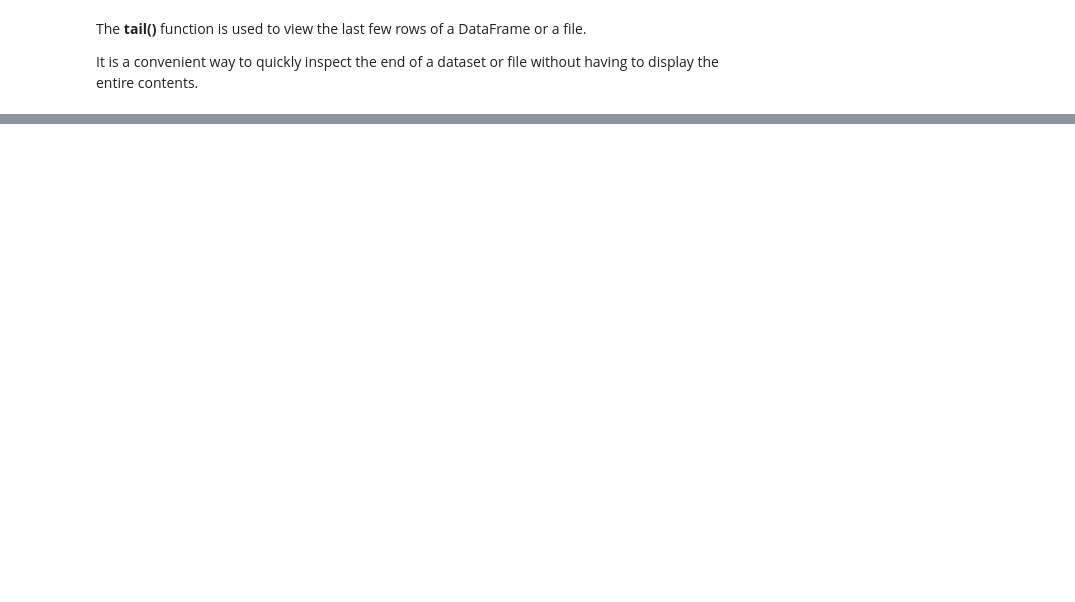
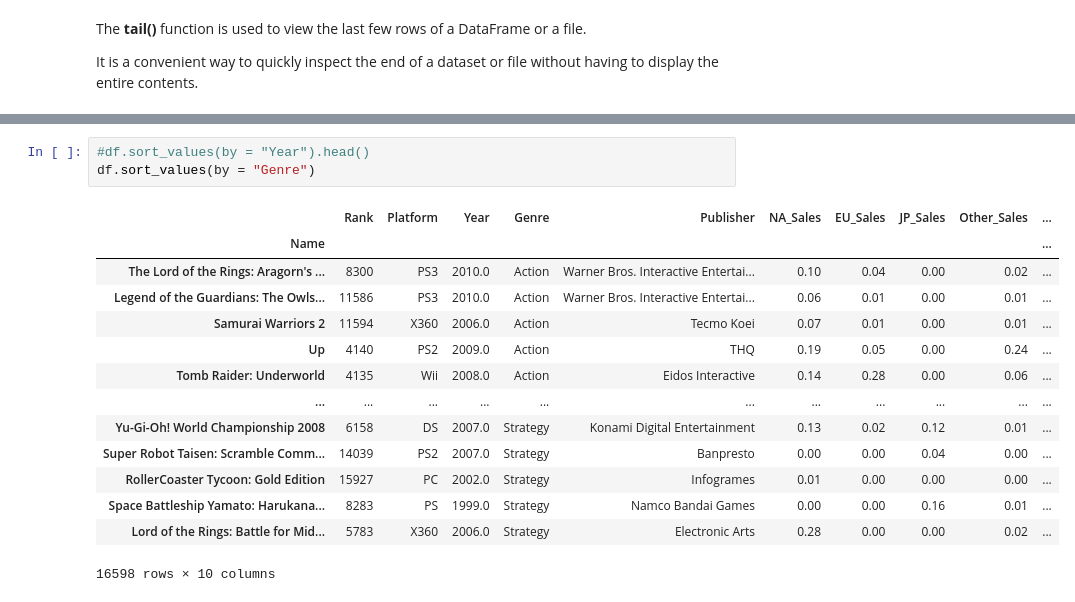
Before and after one commit to Umerakram/Pyton-Programming-Fundamentals, a Jupyter notebook: stage4_Basics_of_python.ipynb, the cells around one changed output, grey strips where cells are left out. Saved outputs shown, nothing was run; the diff lists cells and outputs as text; blank space fills up the shorter version.

```diff
--- a/stage4_Basics_of_python.ipynb
+++ b/stage4_Basics_of_python.ipynb
@@ -125,0 +201,18 @@ dtype: object
+# %%
+#df.sort_values(by = "Year").head()
+df.sort_values(by = "Genre")
+# %% [output]
+|  | Rank | Platform | Year | Genre | Publisher | NA_Sales | EU_Sales | JP_Sales | Other_Sales | ... |
+| Name |  |  |  |  |  |  |  |  |  | ... |
+| The Lord of the Rings: Aragorn's ... | 8300 | PS3 | 2010.0 | Action | Warner Bros. Interactive Entertai... | 0.10 | 0.04 | 0.00 | 0.02 | ... |
+| Legend of the Guardians: The Owls... | 11586 | PS3 | 2010.0 | Action | Warner Bros. Interactive Entertai... | 0.06 | 0.01 | 0.00 | 0.01 | ... |
+| Samurai Warriors 2 | 11594 | X360 | 2006.0 | Action | Tecmo Koei | 0.07 | 0.01 | 0.00 | 0.01 | ... |
+| Up | 4140 | PS2 | 2009.0 | Action | THQ | 0.19 | 0.05 | 0.00 | 0.24 | ... |
+| Tomb Raider: Underworld | 4135 | Wii | 2008.0 | Action | Eidos Interactive | 0.14 | 0.28 | 0.00 | 0.06 | ... |
+| ... | ... | ... | ... | ... | ... | ... | ... | ... | ... | ... |
+| Yu-Gi-Oh! World Championship 2008 | 6158 | DS | 2007.0 | Strategy | Konami Digital Entertainment | 0.13 | 0.02 | 0.12 | 0.01 | ... |
+| Super Robot Taisen: Scramble Comm... | 14039 | PS2 | 2007.0 | Strategy | Banpresto | 0.00 | 0.00 | 0.04 | 0.00 | ... |
+| RollerCoaster Tycoon: Gold Edition | 15927 | PC | 2002.0 | Strategy | Infogrames | 0.01 | 0.00 | 0.00 | 0.00 | ... |
+| Space Battleship Yamato: Harukana... | 8283 | PS | 1999.0 | Strategy | Namco Bandai Games | 0.00 | 0.00 | 0.16 | 0.01 | ... |
+| Lord of the Rings: Battle for Mid... | 5783 | X360 | 2006.0 | Strategy | Electronic Arts | 0.28 | 0.00 | 0.00 | 0.02 | ... |
+16598 rows × 10 columns
```
Also changed, not shown: parts of 44 cells of this notebook.
